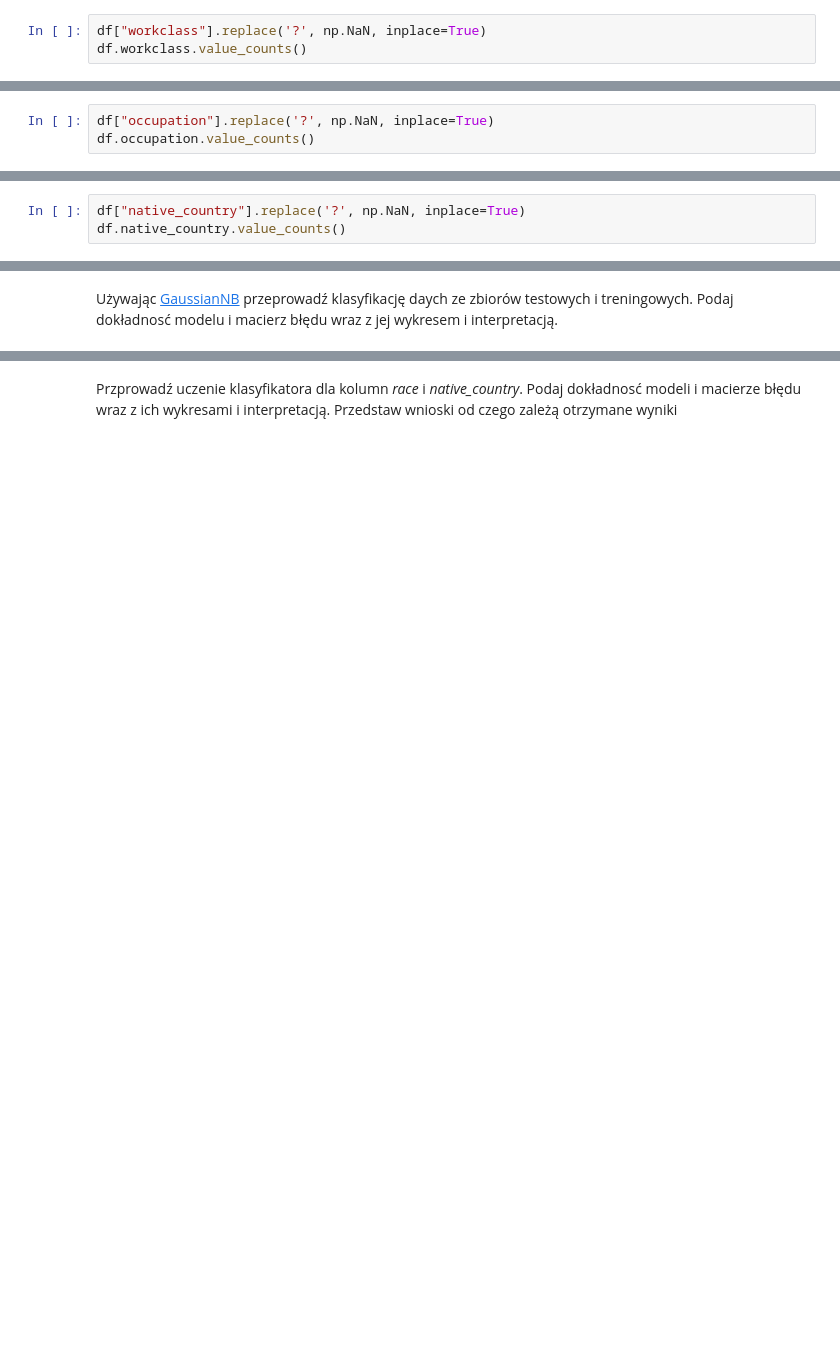
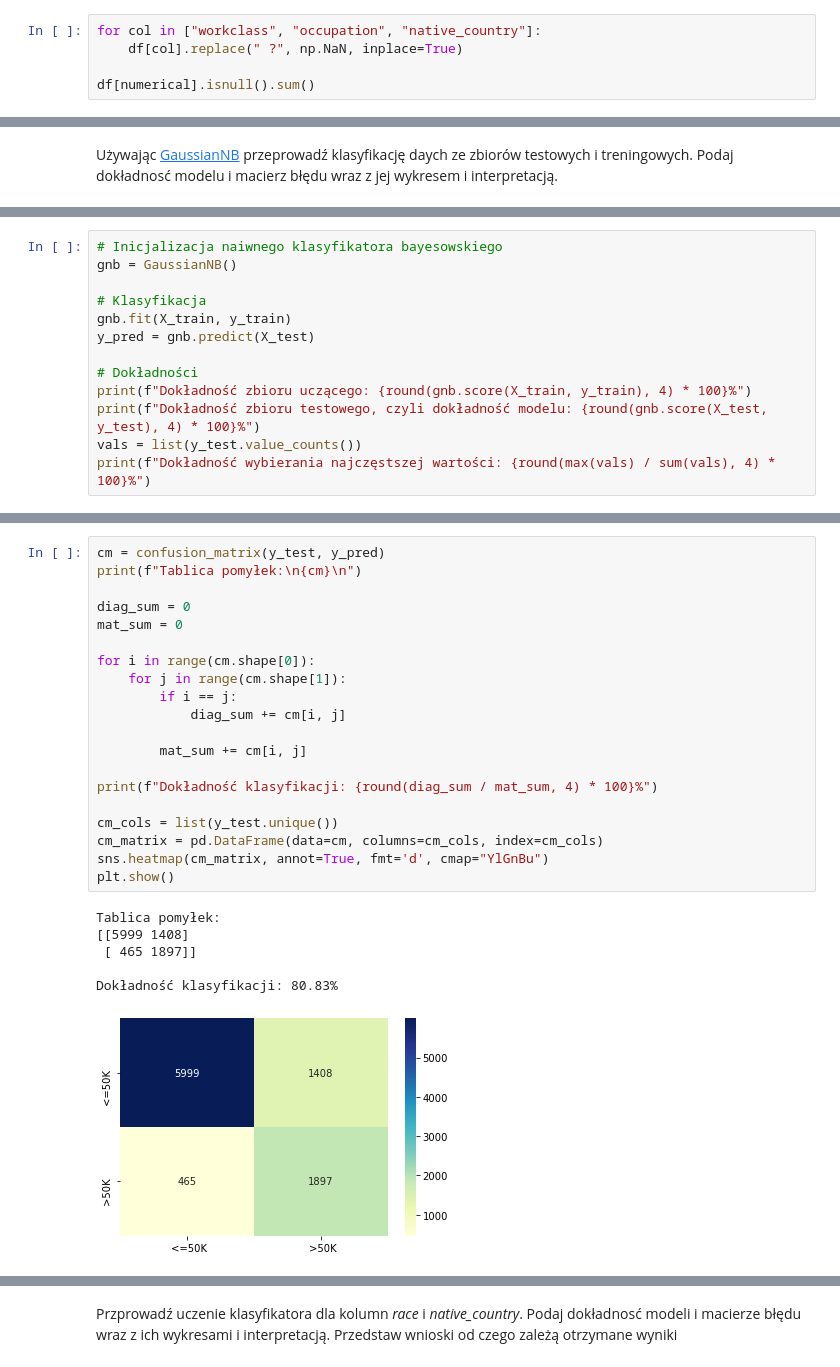
Before and after one commit to Artur-Mzyk/Analiza_i_bazy_danych, a Jupyter notebook: Lab9/raport.ipynb, the cells around one changed output, grey strips where cells are left out. Drawn from its saved outputs; the diff is of its cells as text; blank space fills up the shorter version.

```diff
--- a/Lab9/raport.ipynb
+++ b/Lab9/raport.ipynb
@@ -119,4 +96,6 @@ Zmienne "workclass", "occupation" i "native_country" zawierają brakujące warto
 # %%
-df["workclass"].replace('?', np.NaN, inplace=True)
-df.workclass.value_counts()
+for col in ["workclass", "occupation", "native_country"]:
+    df[col].replace(" ?", np.NaN, inplace=True)
+
+df[numerical].isnull().sum()
 # %% [output]
@@ -133,3 +108,0 @@ Name: workclass, dtype: int64
-# %%
-df["occupation"].replace('?', np.NaN, inplace=True)
-df.occupation.value_counts()
@@ -147,3 +108,0 @@ Name: workclass, dtype: int64
-# %%
-df["native_country"].replace('?', np.NaN, inplace=True)
-df.native_country.value_counts()
@@ -228,0 +162,13 @@ y_pred
+# %%
+# Inicjalizacja naiwnego klasyfikatora bayesowskiego
+gnb = GaussianNB()
+
+# Klasyfikacja
+gnb.fit(X_train, y_train)
+y_pred = gnb.predict(X_test)
+
+# Dokładności
+print(f"Dokładność zbioru uczącego: {round(gnb.score(X_train, y_train), 4) * 100}%")
+print(f"Dokładność zbioru testowego, czyli dokładność modelu: {round(gnb.score(X_test, y_test), 4) * 100}%")
+vals = list(y_test.value_counts())
+print(f"Dokładność wybierania najczęstszej wartości: {round(max(vals) / sum(vals), 4) * 100}%")
@@ -228,0 +181,27 @@ y_pred
+# %%
+cm = confusion_matrix(y_test, y_pred)
+print(f"Tablica pomyłek:\n{cm}\n")
+
+diag_sum = 0
+mat_sum = 0
+
+for i in range(cm.shape[0]):
+    for j in range(cm.shape[1]):
+        if i == j:
+            diag_sum += cm[i, j]
+
+        mat_sum += cm[i, j]
+
+print(f"Dokładność klasyfikacji: {round(diag_sum / mat_sum, 4) * 100}%")
+
+cm_cols = list(y_test.unique())
+cm_matrix = pd.DataFrame(data=cm, columns=cm_cols, index=cm_cols)
+sns.heatmap(cm_matrix, annot=True, fmt='d', cmap="YlGnBu")
+plt.show()
+# %% [output]
+Tablica pomyłek:
+[[5999 1408]
+ [ 465 1897]]
+
+Dokładność klasyfikacji: 80.83%
+[figure, added]
```
Also changed, not shown: parts of 45 cells of this notebook.
